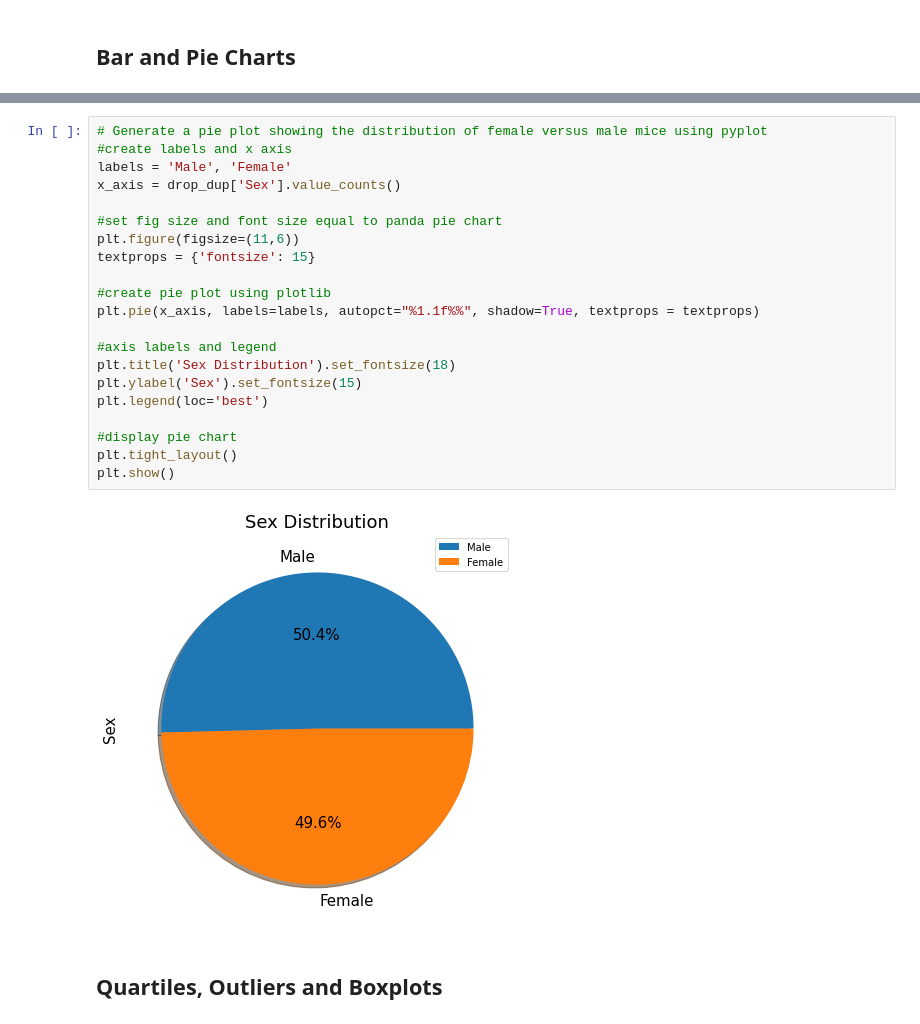
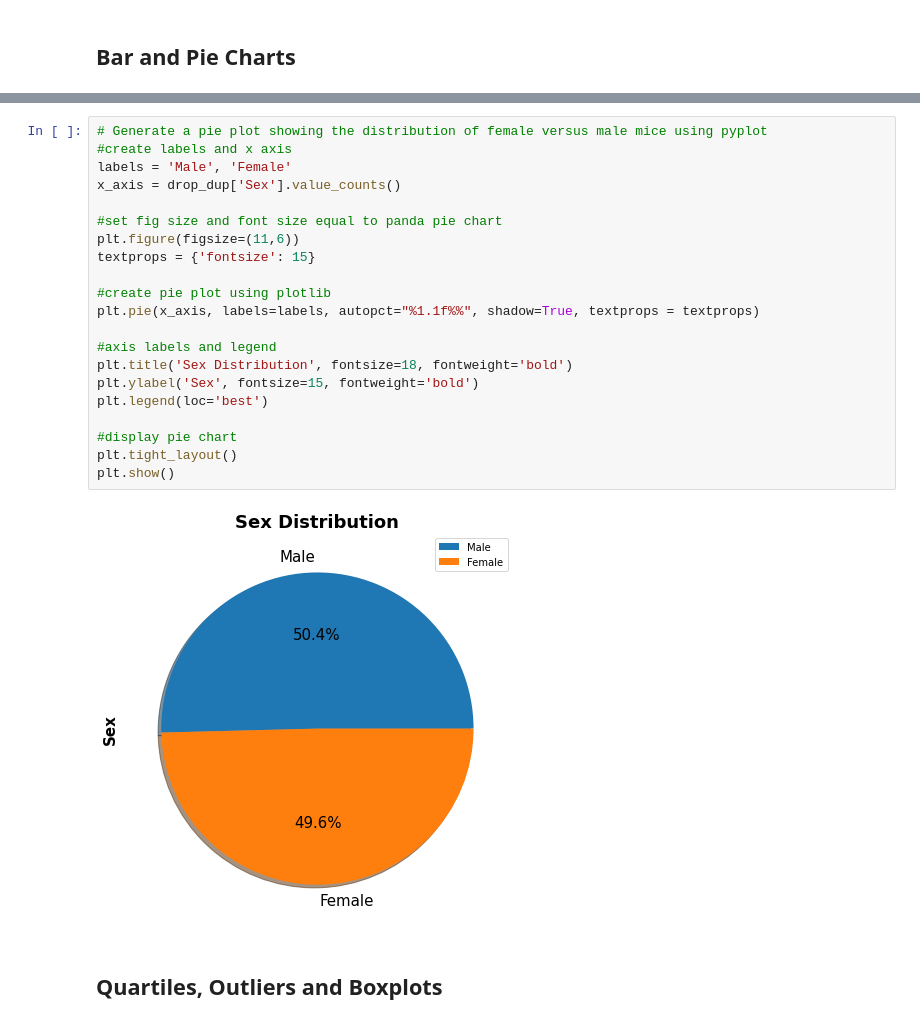
Before and after one commit to alexmartinez1745/Animal-Study-MatPlotLib, a Jupyter notebook: Pymaceuticals/pymaceuticals_starter.ipynb, the cells around one changed output, grey strips where cells are left out. Drawn from its saved outputs; the diff is of its cells as text.

```diff
--- a/Pymaceuticals/pymaceuticals_starter.ipynb
+++ b/Pymaceuticals/pymaceuticals_starter.ipynb
@@ -197,26 +198,26 @@ plt.show()
 # %%
 # Generate a pie plot showing the distribution of female versus male mice using pyplot
 #create labels and x axis
 labels = 'Male', 'Female'
 x_axis = drop_dup['Sex'].value_counts()
 
 #set fig size and font size equal to panda pie chart
 plt.figure(figsize=(11,6))
 textprops = {'fontsize': 15}
 
 #create pie plot using plotlib
 plt.pie(x_axis, labels=labels, autopct="%1.1f%%", shadow=True, textprops = textprops)
 
 #axis labels and legend
-plt.title('Sex Distribution').set_fontsize(18)
-plt.ylabel('Sex').set_fontsize(15)
+plt.title('Sex Distribution', fontsize=18, fontweight='bold')
+plt.ylabel('Sex', fontsize=15, fontweight='bold')
 plt.legend(loc='best')
 
 #display pie chart
 plt.tight_layout()
 plt.show()
 # %% [output]
-[figure, old version]
+[figure, new version]
 # %% [markdown]
 ## Quartiles, Outliers and Boxplots
 # %%
```
Also changed, not shown: parts of 4 cells of this notebook.
